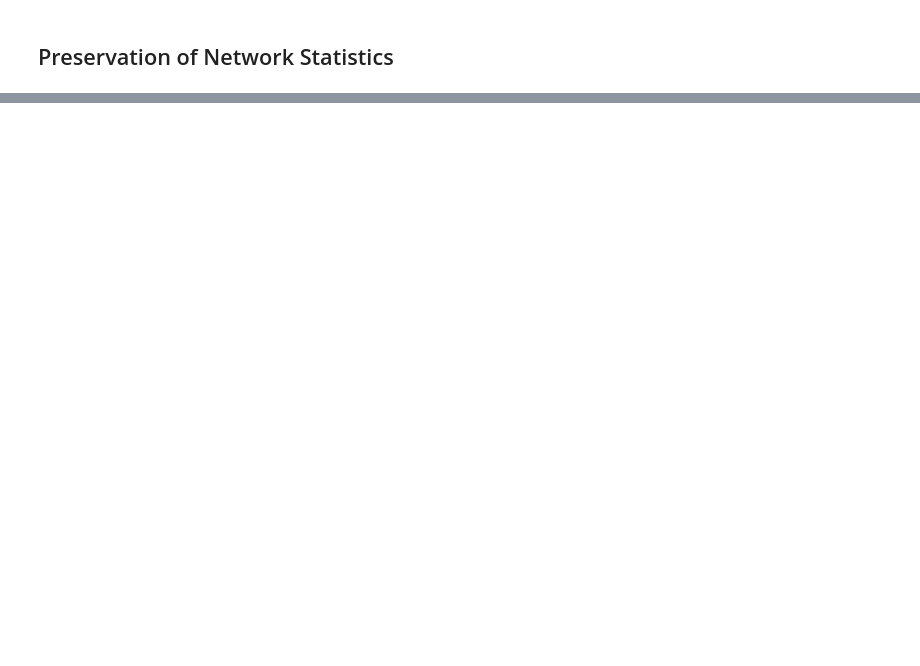
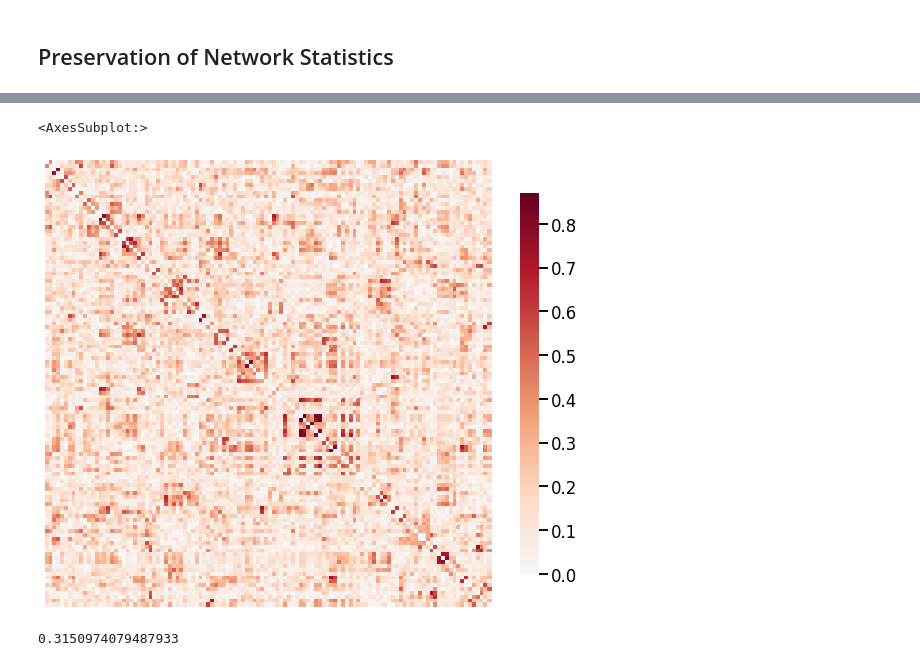
Before and after one commit to ebridge2/batch_effects, a Jupyter notebook: batch_deploy.ipynb, the cells around one changed output, grey strips where cells are left out. Saved outputs shown, nothing was run; the diff lists cells and outputs as text; code cells hidden in the pictures; blank space fills up the shorter version.

```diff
--- a/batch_deploy.ipynb
+++ b/batch_deploy.ipynb
@@ -301,0 +490,11 @@ sim_results
+# %%
+gr = gp.utils.import_edgelist('/mnt/nfs2/MR/cpac_3-9-2/BNU1/graphs/FSL_nff_nsc_gsr_aal/BNU1_0025864_session_1_correlation.ssv')
+# %%
+gp.plot.heatmap(gr)
+# %% [output]
+<AxesSubplot:>
+[figure, added]
+# %%
+np.mean(gr[des_diag == 2])
+# %% [output]
+0.3150974079487933
```
Also changed, not shown: parts of 25 cells of this notebook.
